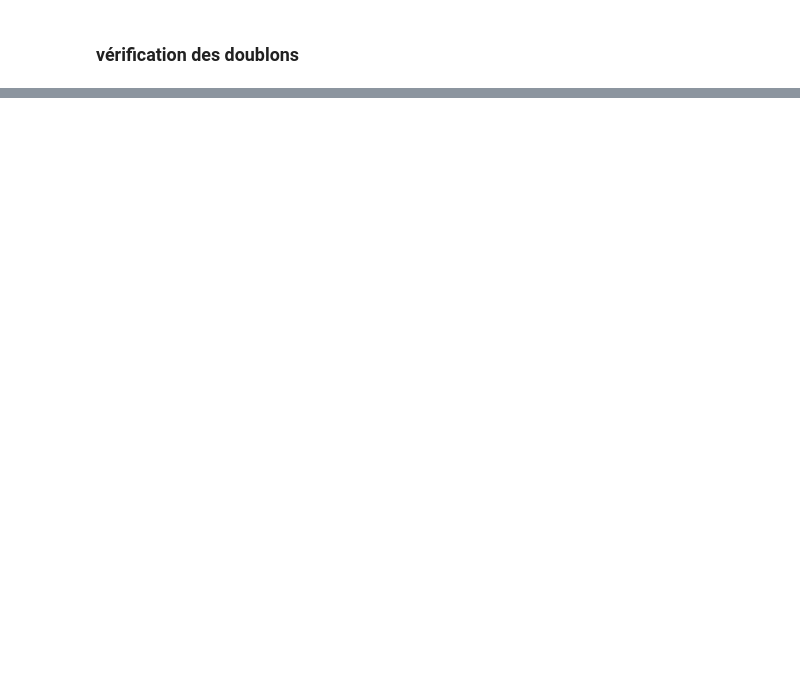
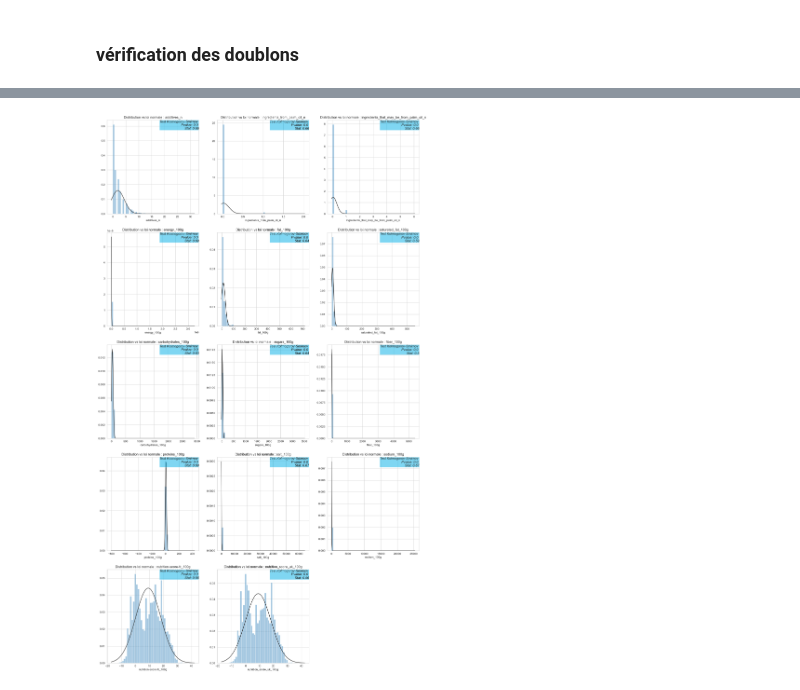
Before and after one commit to hadycoul12/Projets, a Jupyter notebook: Projet_Open Food Facts/Pretraitement_des_donnees.ipynb, the cells around one changed output, grey strips where cells are left out. Drawn from its saved outputs; the diff is of its cells as text; code cells hidden in the pictures; blank space fills up the shorter version.

```diff
--- a/Projet_Open Food Facts/Pretraitement_des_donnees.ipynb
+++ b/Projet_Open Food Facts/Pretraitement_des_donnees.ipynb
@@ -299,0 +360,4 @@ df_filtré[df_filtré.duplicated(keep=False)]
+# %%
+# Selection des variables numériques
+var_num_features = list(df_filtré.select_dtypes(include=["number"]).columns)
+var_num_features
@@ -299,0 +379,30 @@ df_filtré[df_filtré.duplicated(keep=False)]
+# %%
+import scipy.stats as stats
+import warnings
+warnings.filterwarnings('ignore')
+
+sns.set_style("whitegrid")
+fig = plt.figure(figsize=(20,35))
+
+sub = 0
+for i in range(len(var_num_features)):
+    fig.add_subplot(5,3,i+1)
+
+    left, width = 0, 1
+    bottom, height = 0, 1
+    right = left + width
+    top = bottom + height
+
+    colonne = var_num_features[i]
+    kstest = stats.kstest(df_filtré[colonne].notnull(),'norm')
+    ax = sns.distplot(df_filtré[colonne], fit=stats.norm, kde=False)
+    ax.set_title("Distribution vs loi normale : {}".format(colonne))
+    ax.text(right, top, 'Test Kolmogorov-Smirnov \n Pvalue: {:.2} \n Stat: {:.2}'.format(kstest.pvalue, kstest.statistic),
+            horizontalalignment='right',
+            verticalalignment='top',
+            style='italic', transform=ax.transAxes, fontsize = 12,
+            bbox={'facecolor':'#00afe6', 'alpha':0.5, 'pad':0})
+    sub += 1
+plt.show()
+# %% [output]
+[figure, added]
```
Also changed, not shown: parts of 31 cells of this notebook.
